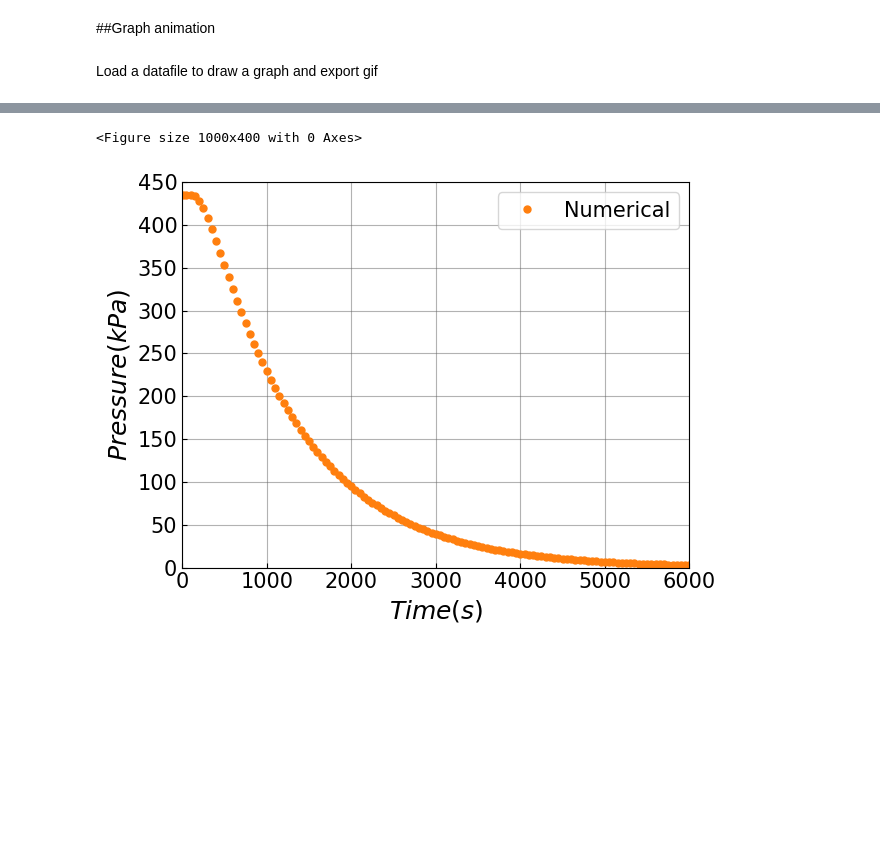
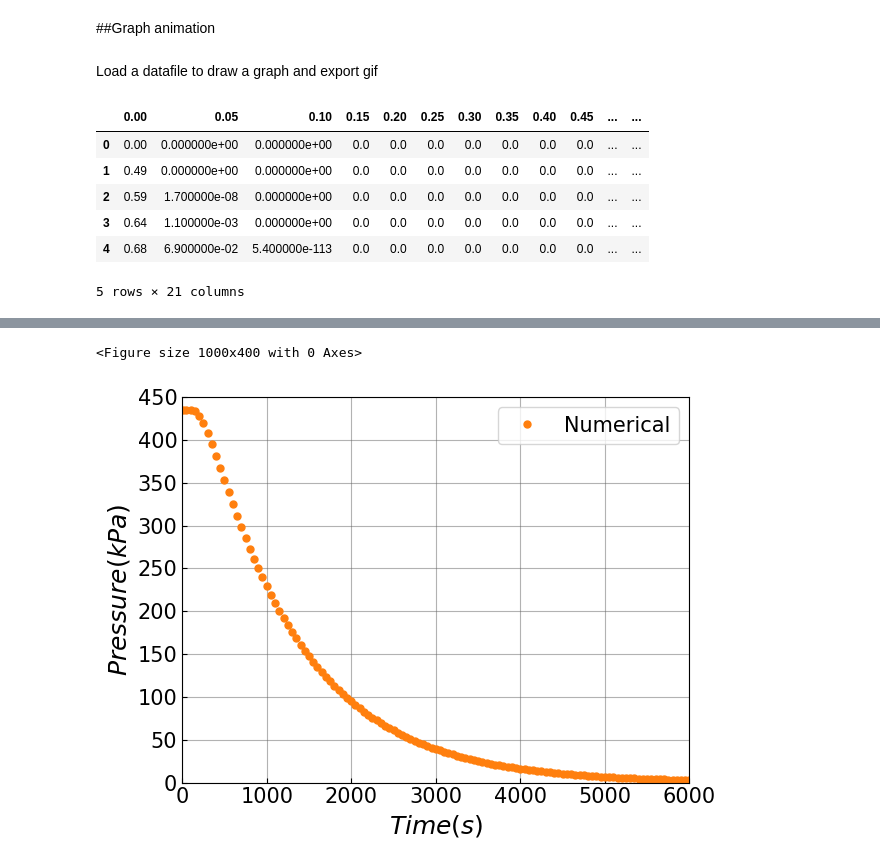
Before and after one commit to mfdali/two-phase-flow, a Jupyter notebook: fenics/graph_animation.ipynb, the cells around one changed output, grey strips where cells are left out. Cells and saved outputs as stored; diff of their text form; code cells hidden in the pictures; blank space fills up the shorter version.

```diff
--- a/fenics/graph_animation.ipynb
+++ b/fenics/graph_animation.ipynb
@@ -54,0 +61,11 @@ Load a datafile to draw a graph and export gif
+# %%
+# Load database with pandas
+saturation_front = pd.read_csv('saturation-time_darcy-two-phase.txt', sep=',',names=[0.0,0.05,0.1,0.15,0.2,0.25,0.3,0.35,0.40,0.45,0.5,0.55,0.6,0.65,0.7,0.75,0.8,0.85,0.9,0.95,1.0])
+# %% [output]
+|  | 0.00 | 0.05 | 0.10 | 0.15 | 0.20 | 0.25 | 0.30 | 0.35 | 0.40 | 0.45 | ... | ... |
+| 0 | 0.00 | 0.000000e+00 | 0.000000e+00 | 0.0 | 0.0 | 0.0 | 0.0 | 0.0 | 0.0 | 0.0 | ... | ... |
+| 1 | 0.49 | 0.000000e+00 | 0.000000e+00 | 0.0 | 0.0 | 0.0 | 0.0 | 0.0 | 0.0 | 0.0 | ... | ... |
+| 2 | 0.59 | 1.700000e-08 | 0.000000e+00 | 0.0 | 0.0 | 0.0 | 0.0 | 0.0 | 0.0 | 0.0 | ... | ... |
+| 3 | 0.64 | 1.100000e-03 | 0.000000e+00 | 0.0 | 0.0 | 0.0 | 0.0 | 0.0 | 0.0 | 0.0 | ... | ... |
+| 4 | 0.68 | 6.900000e-02 | 5.400000e-113 | 0.0 | 0.0 | 0.0 | 0.0 | 0.0 | 0.0 | 0.0 | ... | ... |
+5 rows × 21 columns
```
Also changed, not shown: parts of 7 cells of this notebook.
